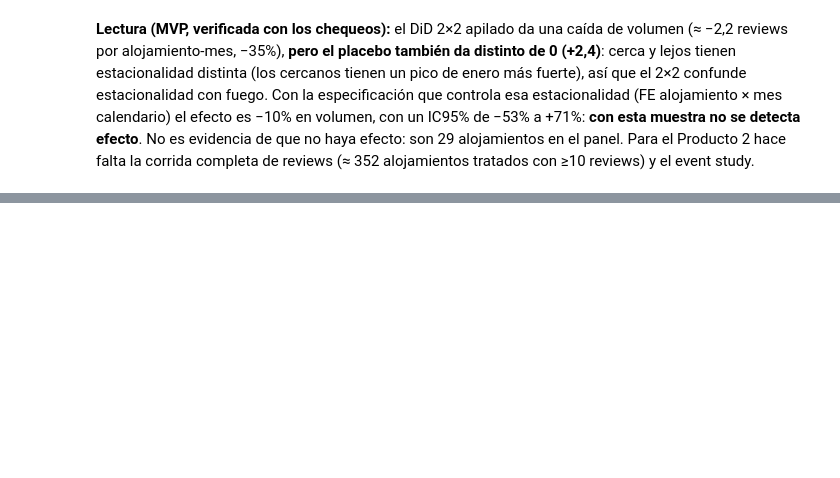
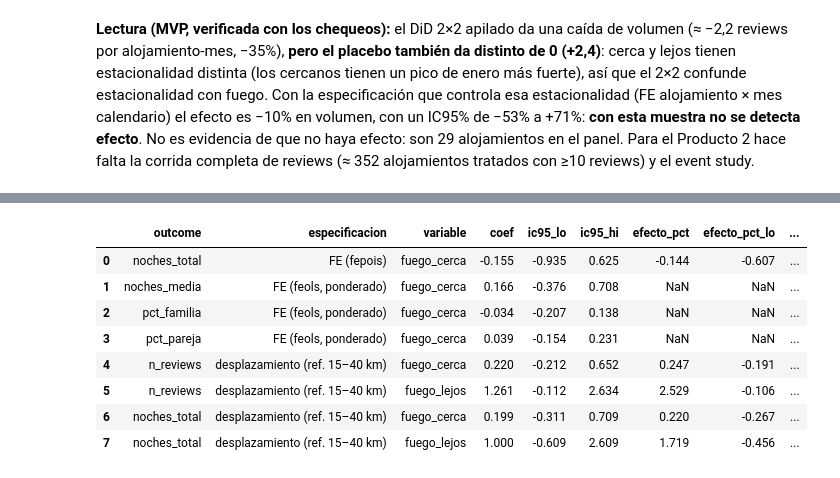
Before and after one commit to montesquieu891/humo-en-la-temporada, a Jupyter notebook: notebooks/01_eda_mvp.ipynb, the cells around one changed output, grey strips where cells are left out. Drawn from its saved outputs; the diff is of its cells as text; code cells hidden in the pictures; blank space fills up the shorter version.

```diff
--- a/notebooks/01_eda_mvp.ipynb
+++ b/notebooks/01_eda_mvp.ipynb
@@ -240,0 +248,13 @@ Para el Producto 2 hace falta la corrida completa de reviews (≈ 352 alojamient
+# %%
+sec = pd.read_csv(f"{P}/analisis_secundario.csv")
+sec.round(3)
+# %% [output]
+|  | outcome | especificacion | variable | coef | ic95_lo | ic95_hi | efecto_pct | efecto_pct_lo | ... |
+| 0 | noches_total | FE (fepois) | fuego_cerca | -0.155 | -0.935 | 0.625 | -0.144 | -0.607 | ... |
+| 1 | noches_media | FE (feols, ponderado) | fuego_cerca | 0.166 | -0.376 | 0.708 | NaN | NaN | ... |
+| 2 | pct_familia | FE (feols, ponderado) | fuego_cerca | -0.034 | -0.207 | 0.138 | NaN | NaN | ... |
+| 3 | pct_pareja | FE (feols, ponderado) | fuego_cerca | 0.039 | -0.154 | 0.231 | NaN | NaN | ... |
+| 4 | n_reviews | desplazamiento (ref. 15–40 km) | fuego_cerca | 0.220 | -0.212 | 0.652 | 0.247 | -0.191 | ... |
+| 5 | n_reviews | desplazamiento (ref. 15–40 km) | fuego_lejos | 1.261 | -0.112 | 2.634 | 2.529 | -0.106 | ... |
+| 6 | noches_total | desplazamiento (ref. 15–40 km) | fuego_cerca | 0.199 | -0.311 | 0.709 | 0.220 | -0.267 | ... |
+| 7 | noches_total | desplazamiento (ref. 15–40 km) | fuego_lejos | 1.000 | -0.609 | 2.609 | 1.719 | -0.456 | ... |
```
Also changed, not shown: parts of 2 cells of this notebook, 13 other files.
